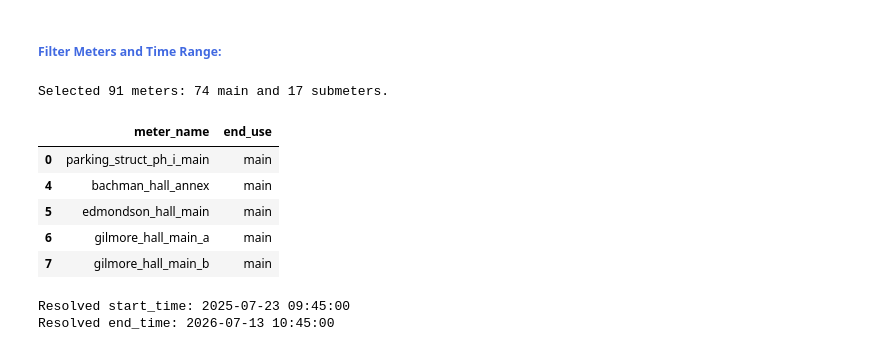
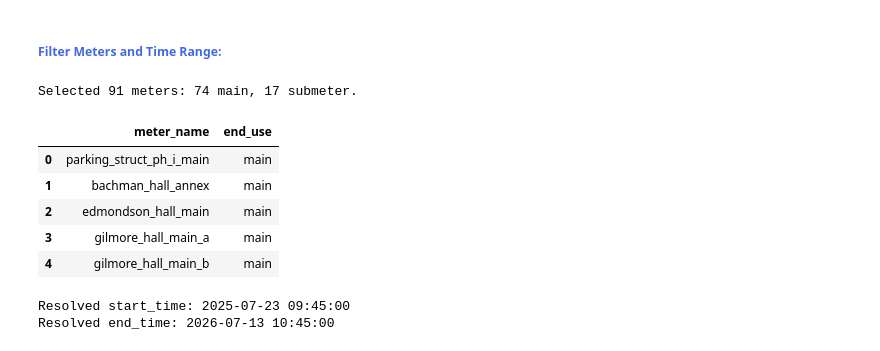
Before and after one commit to uhm-campus-energy/harvest_kwh_prep, a Jupyter notebook: notebooks/1.kwh_end_points_TEST.ipynb, the cells around one changed output. Drawn from its saved outputs; the diff is of its cells as text; code cells hidden in the pictures.

```diff
--- a/notebooks/1.kwh_end_points_TEST.ipynb
+++ b/notebooks/1.kwh_end_points_TEST.ipynb
@@ -331,71 +331,26 @@ full_df.head()
 # %%
 ### Filter One: Retain only main and sub meters and filter out others and PV meters ###
 
-# Read meter info
-meter_info = pd.read_csv(meter_info_file)[["meter_name", "end_use"]].copy()
-meter_info["meter_name"] = (
-    meter_info["meter_name"]
-    .astype("string")
-    .str.strip()
-)
-meter_info["end_use"] = (
-    meter_info["end_use"]
-    .astype("string")
-    .str.strip()
-    .str.lower()
-)
-
-selected_meter_info = (
-    meter_info[
-        meter_info["end_use"].isin(["main", "submeter"])
-        & ~meter_info["meter_name"].isin(meters_excluded)
-    ]
-    .drop_duplicates(subset="meter_name", keep="last")
-    .copy()
-)
-
-# Keep selected meters that are present in the current Harvest dataframe
-meter_type_by_meter = (
-    selected_meter_info
-    .set_index("meter_name")["end_use"]
-    .to_dict()
-)
-
-selected_meters = [
-    meter_name
-    for meter_name in full_df.columns
-    if meter_name != "datetime"
-    and meter_name in meter_type_by_meter
-]
-
-filtered_df = full_df[["datetime"] + selected_meters].copy()
-filtered_df["datetime"] = pd.to_datetime(filtered_df["datetime"])
-filtered_df = filtered_df.set_index("datetime")
-
-selected_counts = pd.Series(
-    [meter_type_by_meter[meter_name] for meter_name in selected_meters],
-    dtype="string",
-).value_counts()
-
-print(
-    f"Selected {len(selected_meters)} meters: "
-    f"{selected_counts.get('main', 0)} main and "
-    f"{selected_counts.get('submeter', 0)} submeters."
+filtered_df, meter_type_by_meter, selected_meter_info = (
+    dc.select_meter_types_from_info(
+        full_df,
+        meter_info_file,
+        allowed_end_uses=("main", "submeter"),
+        excluded_meters=meters_excluded,
+    )
 )
 
 # The same map is passed to the plot functions so titles show
 # meter_name [main] or meter_name [submeter]
-selected_meter_info[
-    selected_meter_info["meter_name"].isin(selected_meters)
-].head()
+selected_meter_info.head()
 # %% [output]
-Selected 91 meters: 74 main and 17 submeters.
+Selected 91 meters: 74 main, 17 submeter.
 |  | meter_name | end_use |
 | 0 | parking_struct_ph_i_main | main |
-| 4 | bachman_hall_annex | main |
-| 5 | edmondson_hall_main | main |
-| 6 | gilmore_hall_main_a | main |
-| 7 | gilmore_hall_main_b | main |
+| 1 | bachman_hall_annex | main |
+| 2 | edmondson_hall_main | main |
+| 3 | gilmore_hall_main_a | main |
+| 4 | gilmore_hall_main_b | main |
 # %%
 ### Filter Two: Retain only the selected analysis-window data ###
 
```
Also changed, not shown: parts of 2 cells of this notebook, 2 other files.
